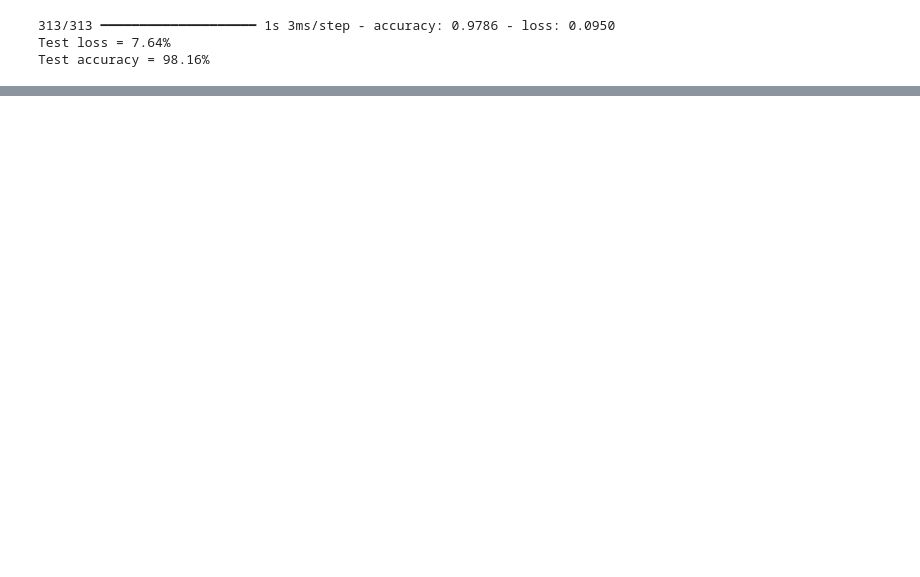
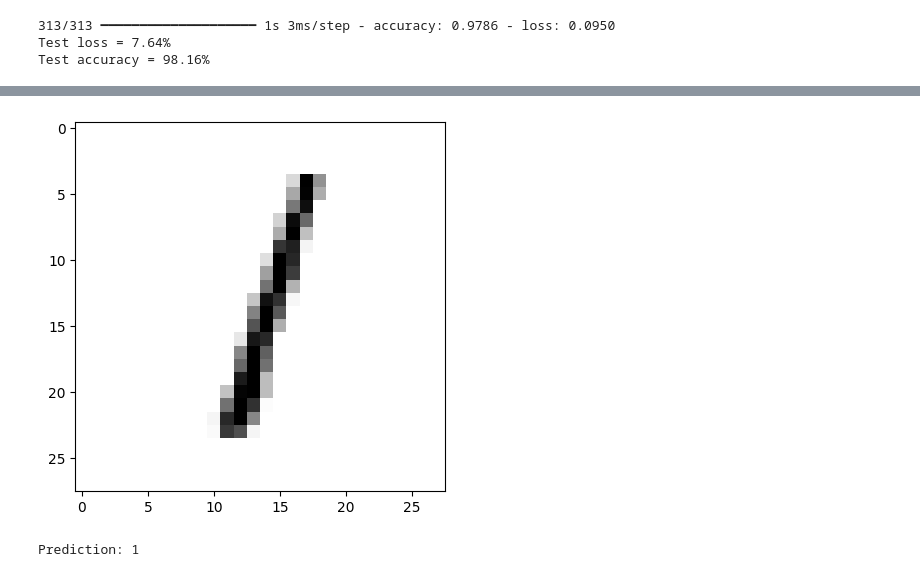
Before and after one commit to AninFreddy01/scalework_repo, a Jupyter notebook: tutorial_assignments/NLP_image-recognition.ipynb, the cells around one changed output, grey strips where cells are left out. Drawn from its saved outputs; the diff is of its cells as text; code cells hidden in the pictures; blank space fills up the shorter version.

Commit message:
predict and display outcome

```diff
--- a/tutorial_assignments/NLP_image-recognition.ipynb
+++ b/tutorial_assignments/NLP_image-recognition.ipynb
@@ -248,0 +248,9 @@ plt.imshow(x_test[0])
+# %%
+#plt.imshow(x_test[0])
+
+plt.imshow(x_test[2], cmap=plt.cm.binary)
+plt.show()
+print(f"Prediction: {prediction[2].argmax()}")
+# %% [output]
+[figure, added]
+Prediction: 1
```
Also changed, not shown: parts of 2 cells of this notebook.
